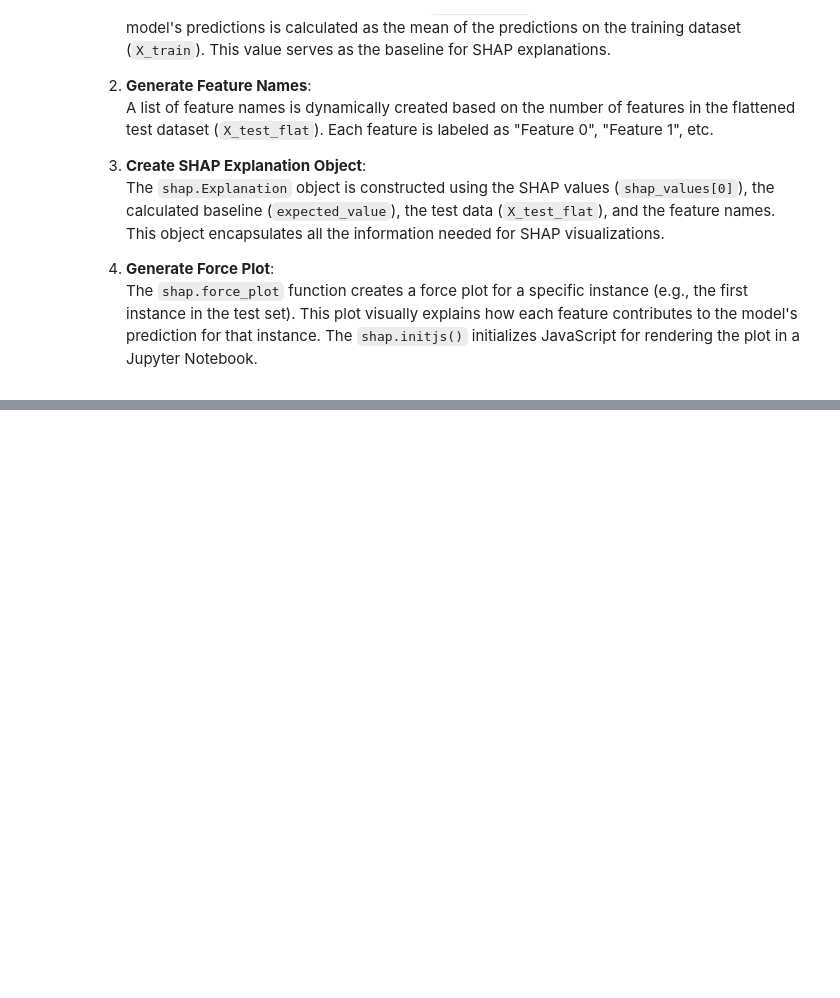
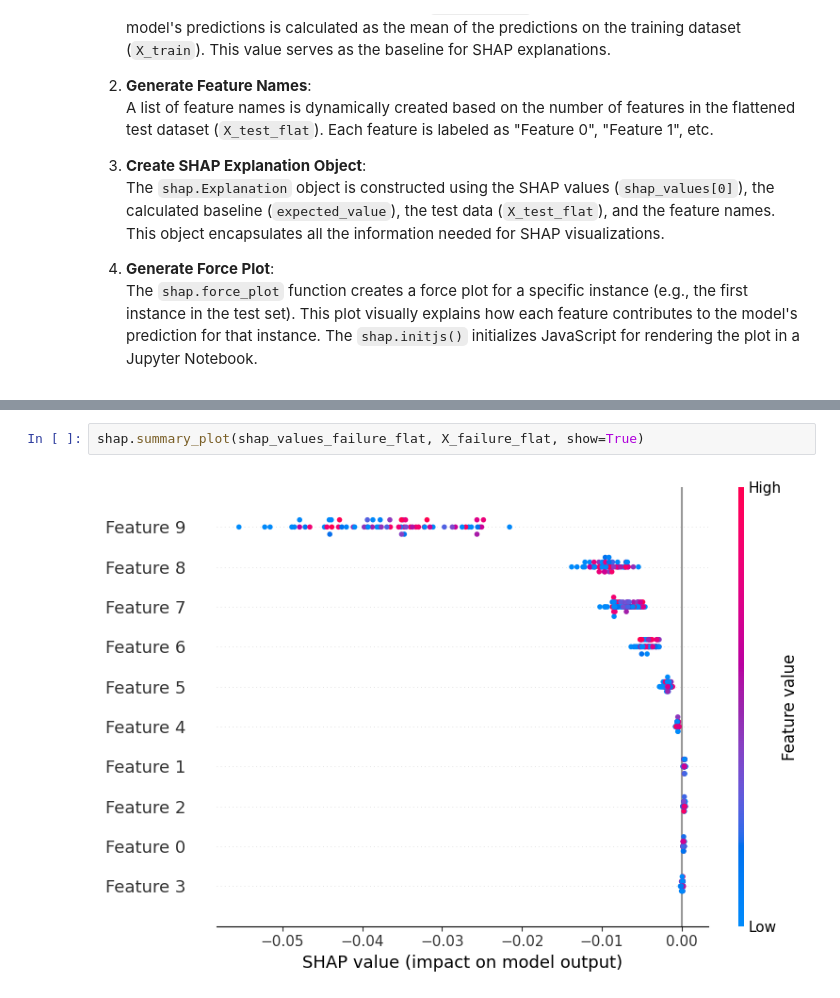
Before and after one commit to NoraLeo/deep_learning_spring_2025_group_4, a Jupyter notebook: new/model-original.ipynb, the cells around one changed output, grey strips where cells are left out. Cells and saved outputs as stored; diff of their text form; blank space fills up the shorter version.

```diff
--- a/new/model-original.ipynb
+++ b/new/model-original.ipynb
@@ -329,0 +359,4 @@ The SHAP force plot provides a detailed, instance-level explanation of the model
+# %%
+shap.summary_plot(shap_values_failure_flat, X_failure_flat, show=True)
+# %% [output]
+[figure, added]
```
Also changed, not shown: parts of 21 cells of this notebook, 3 other files.
